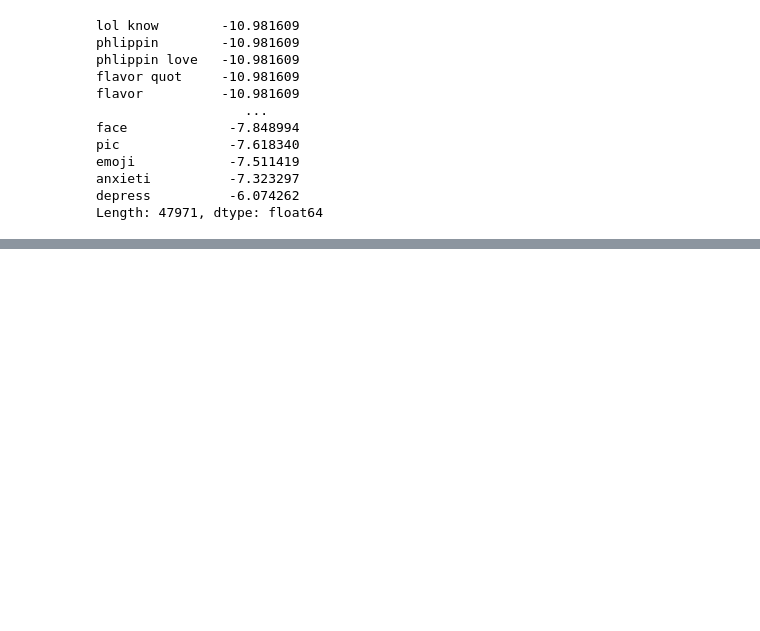
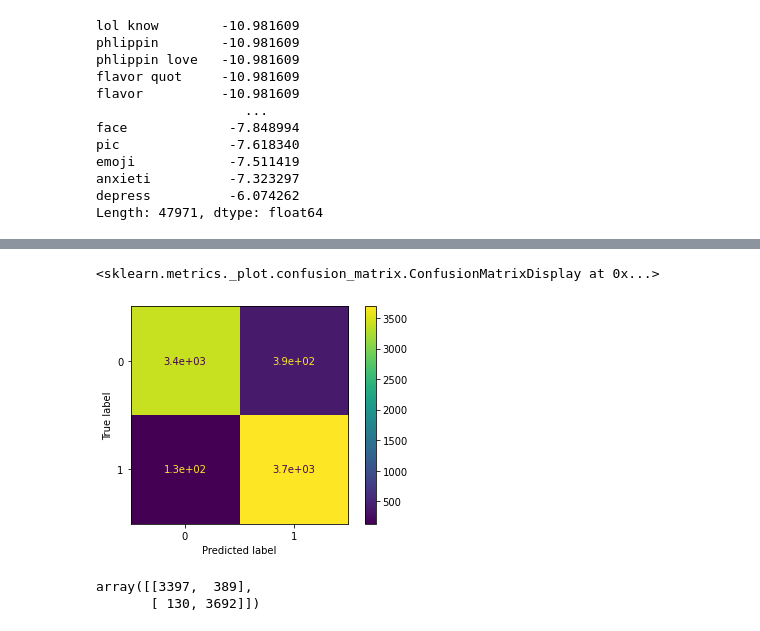
Before and after one commit to JoacoSoulez/Smart-Detector-of-Depressive-Disorder, a Jupyter notebook: notebooks/Training Models leo.ipynb, the cells around one changed output, grey strips where cells are left out. Saved outputs shown, nothing was run; the diff lists cells and outputs as text; code cells hidden in the pictures; blank space fills up the shorter version.

```diff
--- a/notebooks/Training Models leo.ipynb
+++ b/notebooks/Training Models leo.ipynb
@@ -323,0 +232,13 @@ dtype: float64
+# %%
+params = {
+    'tfidf__max_df': [0.7,0.8,0.9,1.0],
+    'tfidf__max_features': [None,10,100,1000,5000],
+    'tfidf__ngram_range': [(1,1),(1,2),(2,2)]
+}
+
+search = GridSearchCV(estimator=pipeline,
+                     n_jobs=-1,
+                     scoring='f1',
+                     param_grid=params)
+
+search.fit(X_train,y_train)
@@ -323,0 +453,16 @@ dtype: float64
+# %%
+from sklearn.metrics import plot_confusion_matrix
+
+plot_confusion_matrix(estimator=best_model,
+                     X=X_test,
+                     y_true=y_test)
+# %% [output]
+<sklearn.metrics._plot.confusion_matrix.ConfusionMatrixDisplay at 0x...>
+[figure, added]
+# %%
+from sklearn.metrics import confusion_matrix
+
+confusion_matrix(y_test,y_pred)
+# %% [output]
+array([[3397,  389],
+       [ 130, 3692]])
```
Also changed, not shown: parts of 54 cells of this notebook.
